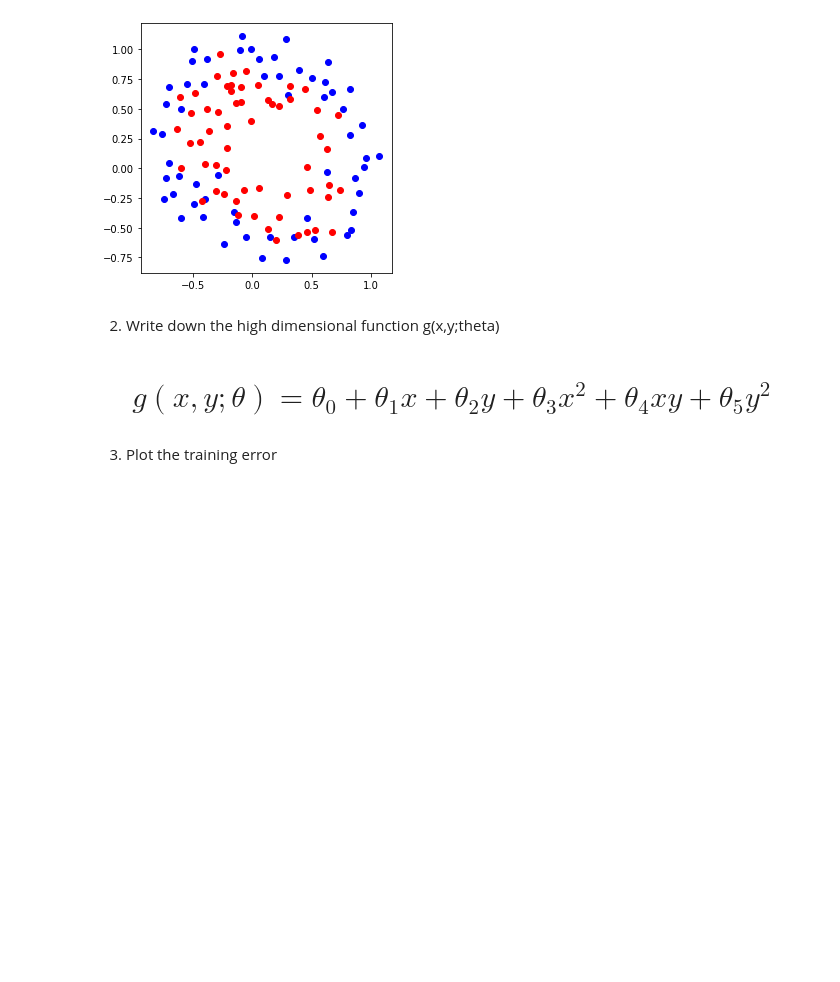
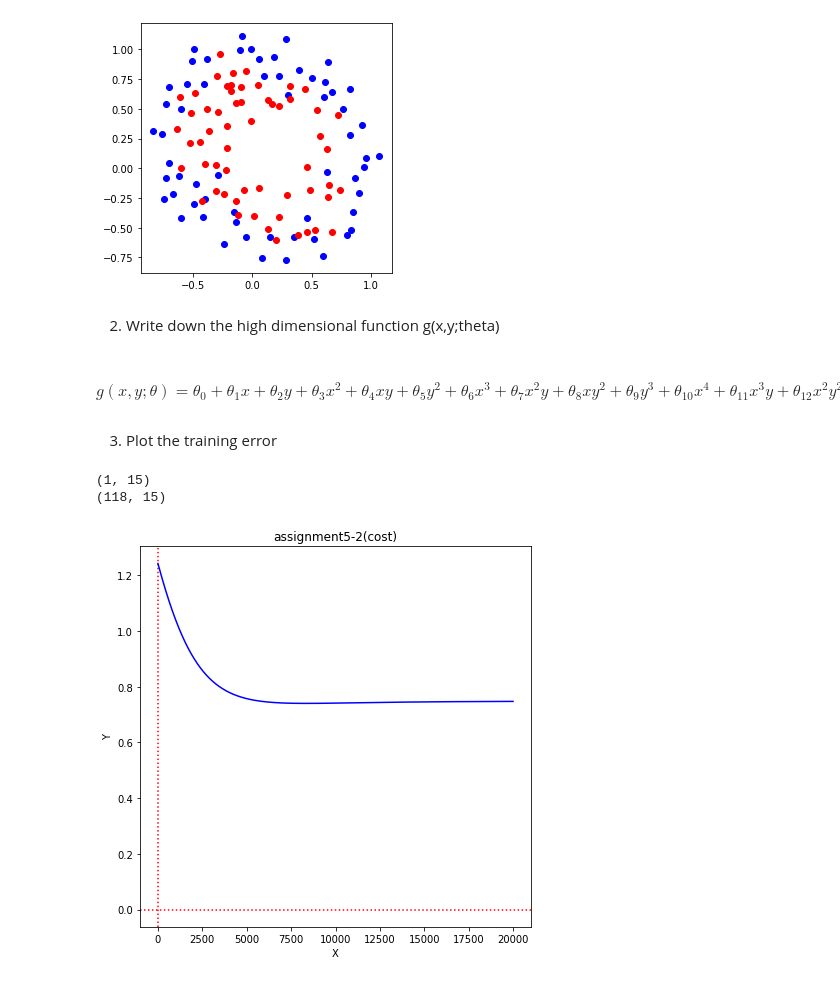
Before and after one commit to ChanWoongJeon/machinelearning, a Jupyter notebook: assignment6.ipynb, the cells around one changed output. Saved outputs shown, nothing was run; the diff lists cells and outputs as text; code cells hidden in the pictures; blank space fills up the shorter version.

Commit message:
3.Plot the training error

```diff
--- a/assignment6.ipynb
+++ b/assignment6.ipynb
@@ -29,6 +29,6 @@ plt.show()
 # %% [markdown]
 2. Write down the high dimensional function g(x,y;theta)
 # %% [markdown]
-# $$g(x,y;\theta )=\theta_{0}+\theta_{1}x+\theta_{2}y+\theta_{3}x^2+\theta_{4}xy+\theta_{5}y^2$$
+#### $$g(x,y;\theta )=\theta_{0}+\theta_{1}x+\theta_{2}y+\theta_{3}x^2+\theta_{4}xy+\theta_{5}y^2+\theta_{6}x^3+\theta_{7}x^2y+\theta_{8}xy^2+\theta_{9}y^3+\theta_{10}x^4+\theta_{11}x^3y+\theta_{12}x^2y^2+\theta_{13}xy^3+\theta_{14}y^4$$
 # %% [markdown]
 3. Plot the training error
@@ -37,0 +35,40 @@ theta0 = theta[0,0]
+# %%
+theta = np.random.randn(1,15)
+xy = np.array([1, pointX[0], pointY[0], pointX[0]**2, pointX[0]*pointY[0], pointY[0]**2,pointX[0]**3,pointX[0]**2*pointY[0],pointX[0]*pointY[0]**2,pointY[0]**3, pointX[0]**4,pointX[0]**3*pointY[0],pointX[0]**2*pointY[0]**2,pointX[0]*pointY[0]**3,pointY[0]**4])
+for i in range(len(pointX)-1):
+    xy = np.vstack([xy,np.array([1, pointX[i+1], pointY[i+1], pointX[i+1]**2, pointX[i+1]*pointY[i+1], pointY[i+1]**2,pointX[i+1]**3,pointX[i+1]**2*pointY[i+1], pointX[i+1]*pointY[i+1]**2, pointY[i+1]**3, pointX[i+1]**4,pointX[i+1]**3*pointY[i+1],pointX[i+1]**2*pointY[i+1]**2,pointX[i+1]*pointY[i+1]**3,pointY[i+1]**4])])
+learning_rate = 0.001
+print(np.shape(theta))
+print(np.shape(xy))
+# %% [output]
+(1, 15)
+(118, 15)
+# %%
+cost_ = []
+accuracy_ = []
+for i in range(20000):
+    a=0
+    g_function = np.dot(theta,xy.T)
+    sigmoid_g = 1/(1+np.exp(-g_function))
+    for j in range(len(pointX)):
+        if label[j]== 1:
+            if sigmoid_g[0,j]>0.5:
+                a += 1
+        else:
+            if sigmoid_g[0,j]<0.5:
+                a += 1
+    accuracy_.append(a*100/len(pointX))
+    cost = np.sum(-label*np.log(sigmoid_g)-(1-label)*np.log(1-sigmoid_g))/len(pointX)
+    cost_.append(cost)
+    for j in range(15):
+        theta[0,j] = theta[0,j]-learning_rate*np.sum((sigmoid_g-label)*xy[0,j])/len(pointX)
+plt.figure(figsize=(7, 7))
+plt.axvline(x=0, color = 'r',linestyle=':')
+plt.axhline(y=0, color = 'r',linestyle=':')
+plt.title("assignment5-2(cost)")
+plt.xlabel('X')
+plt.ylabel('Y')
+plt.plot(range(20000),cost_,color='b')
+plt.show()
+# %% [output]
+[figure, added]
```
Also changed, not shown: parts of 5 cells of this notebook.
